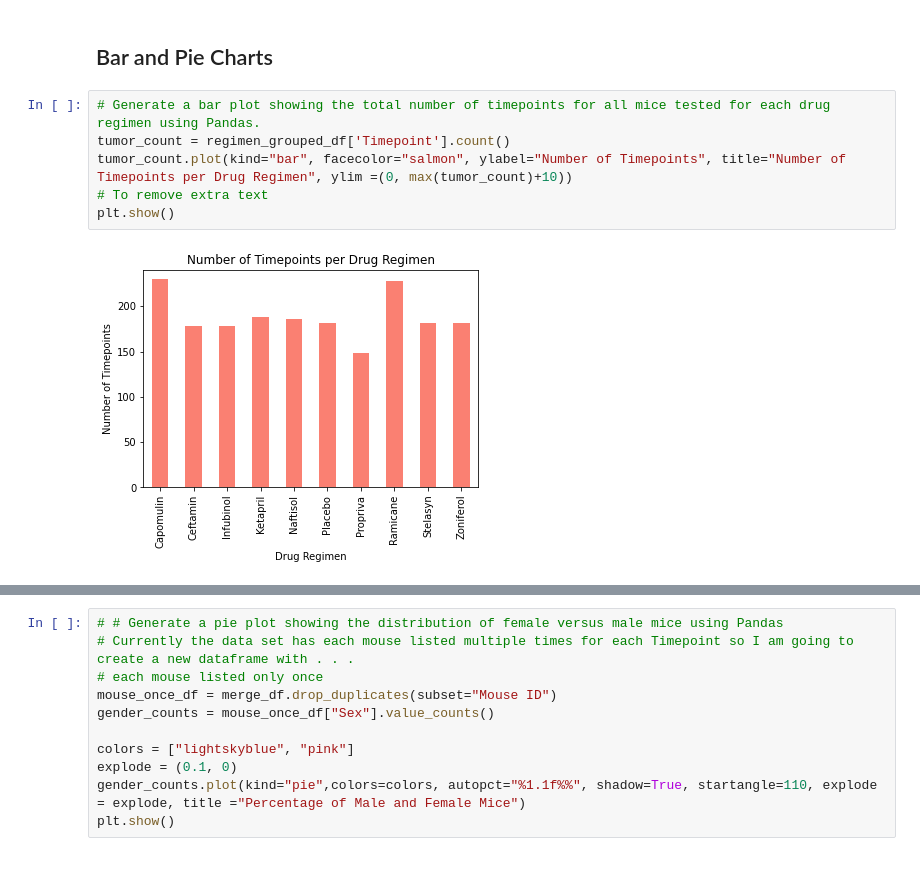
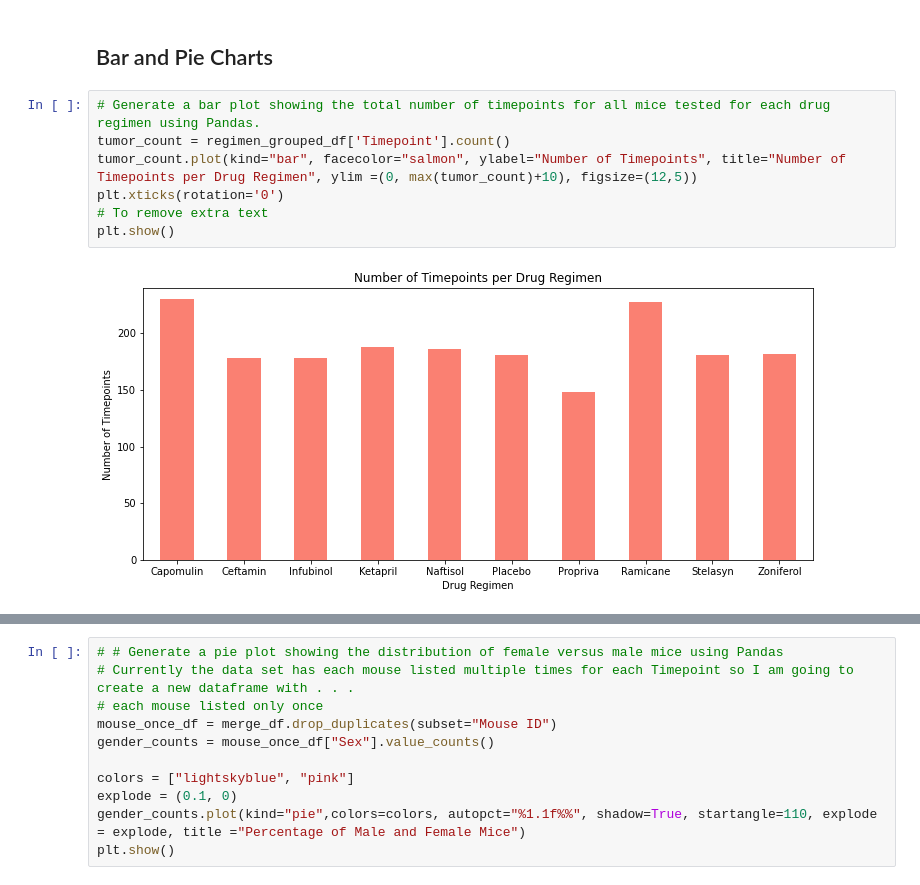
Before and after one commit to cseebec/Pharmaceutical_Analysis_Matplotlib, a Jupyter notebook: pymaceuticals_starter.ipynb, the cells around one changed output, grey strips where cells are left out. Drawn from its saved outputs; the diff is of its cells as text.

```diff
--- a/pymaceuticals_starter.ipynb
+++ b/pymaceuticals_starter.ipynb
@@ -152,11 +143,12 @@ tumor_statistics_df
 # %%
 # Generate a bar plot showing the total number of timepoints for all mice tested for each drug regimen using Pandas.
 tumor_count = regimen_grouped_df['Timepoint'].count()
-tumor_count.plot(kind="bar", facecolor="salmon", ylabel="Number of Timepoints", title="Number of Timepoints per Drug Regimen", ylim =(0, max(tumor_count)+10))
+tumor_count.plot(kind="bar", facecolor="salmon", ylabel="Number of Timepoints", title="Number of Timepoints per Drug Regimen", ylim =(0, max(tumor_count)+10), figsize=(12,5))
+plt.xticks(rotation='0')
 # To remove extra text
 plt.show()
 # %% [output]
-[figure, old version]
+[figure, new version]
 # %%
 # Generate a bar plot showing the total number of timepoints for all mice tested for each drug regimen using pyplot.
 x_axis = np.arange(len(regimen_grouped_df))
```
Also changed, not shown: parts of 6 cells of this notebook.
